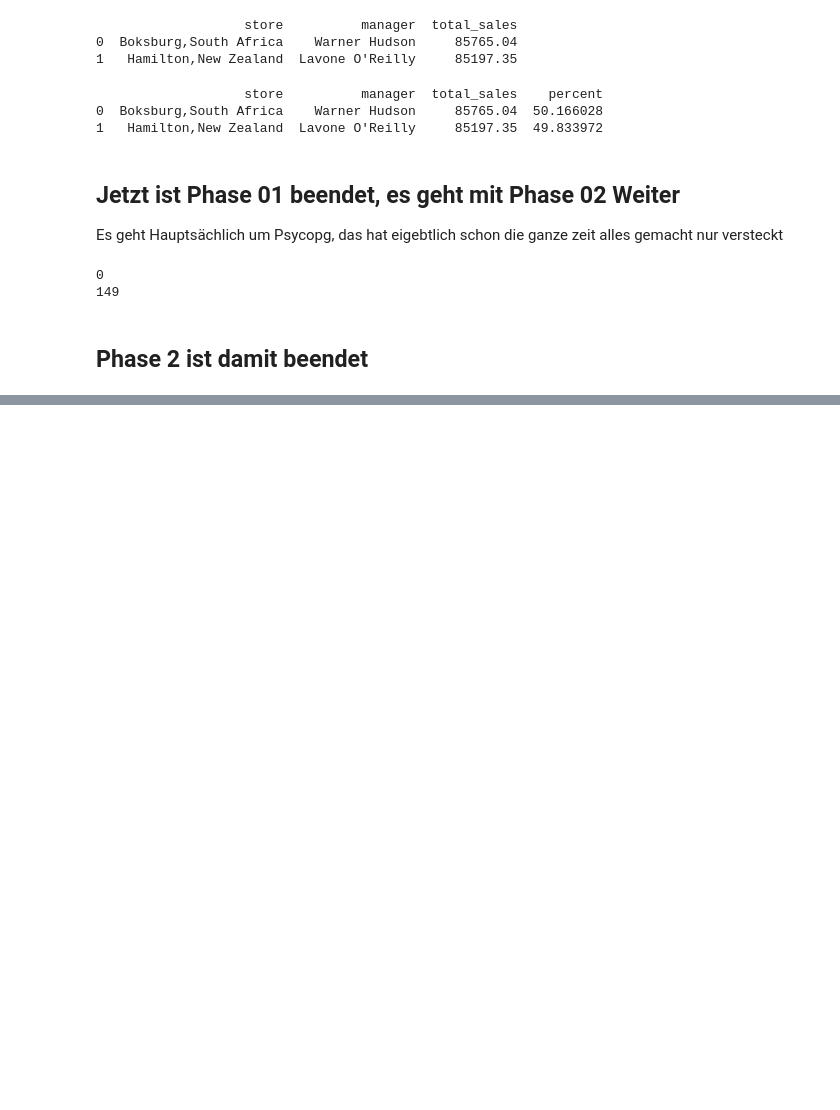
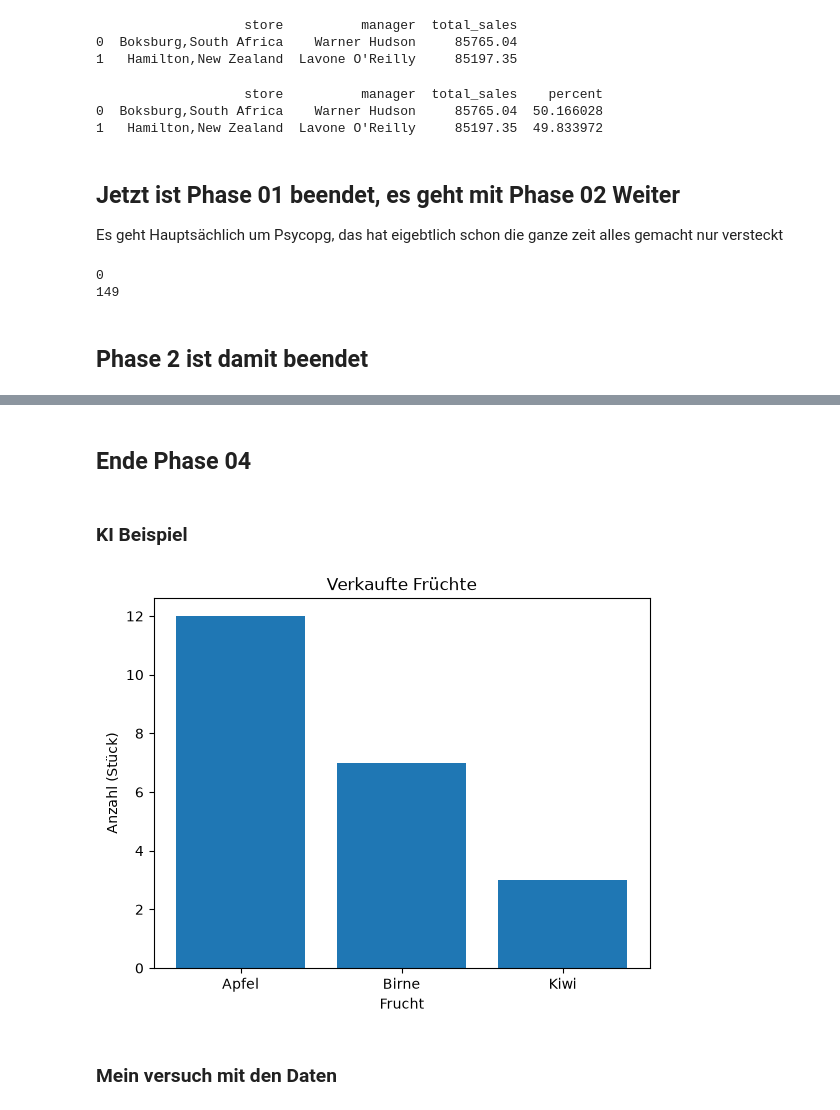
Before and after one commit to Wolfgamer1704/notebooks, a Jupyter notebook: Public/SQLxPython/Roadmap.ipynb, the cells around one changed output, grey strips where cells are left out. Drawn from its saved outputs; the diff is of its cells as text; code cells hidden in the pictures; blank space fills up the shorter version.

```diff
--- a/Public/SQLxPython/Roadmap.ipynb
+++ b/Public/SQLxPython/Roadmap.ipynb
@@ -204,0 +340,19 @@ print(len( get_films_of_category("Action")))
+# %% [markdown]
+## Ende Phase 04
+# %% [markdown]
+### KI Beispiel
+# %%
+obst   = ["Apfel", "Birne", "Kiwi"]
+anzahl = [12, 7, 3]
+
+plt = plotter
+
+plt.bar(obst, anzahl)              # Balken: x-Werte, Höhen
+plt.title("Verkaufte Früchte")     # Überschrift
+plt.xlabel("Frucht")               # Beschriftung x-Achse
+plt.ylabel("Anzahl (Stück)")       # Beschriftung y-Achse
+plt.show()                         # anzeigen
+# %% [output]
+[figure, added]
+# %% [markdown]
+### Mein versuch mit den Daten
```
Also changed, not shown: parts of 38 cells of this notebook, 5 other files.
